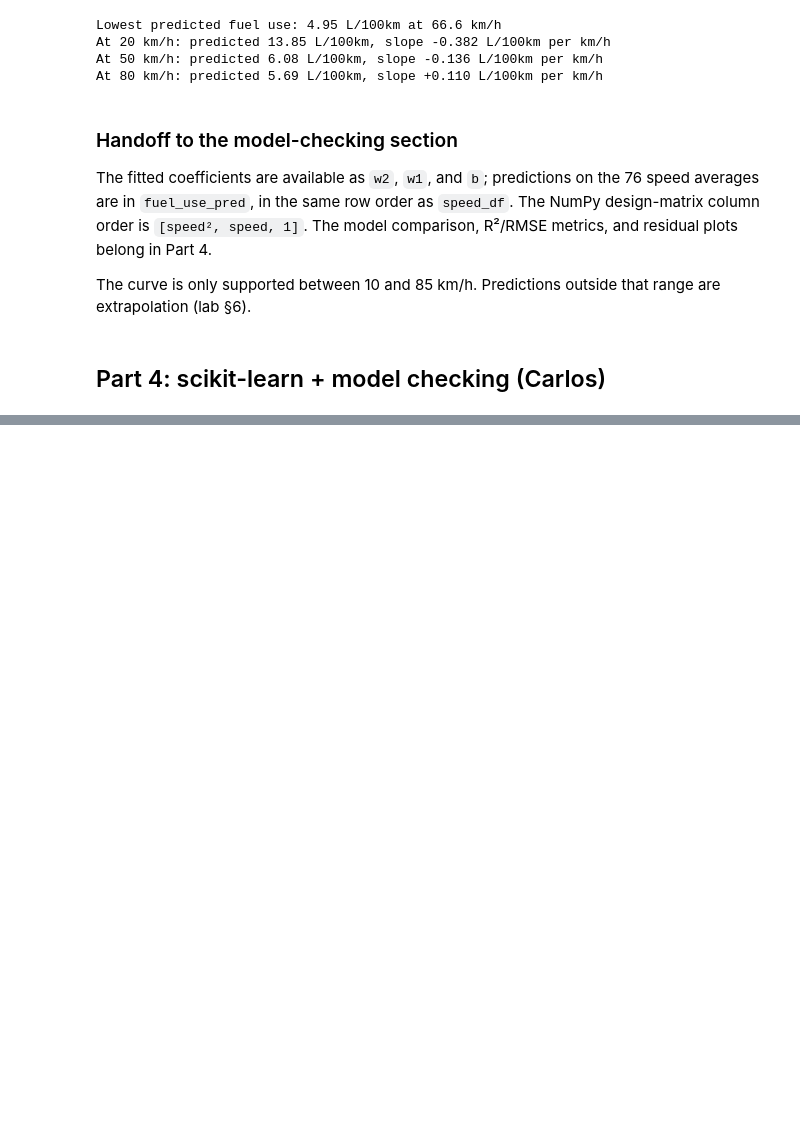
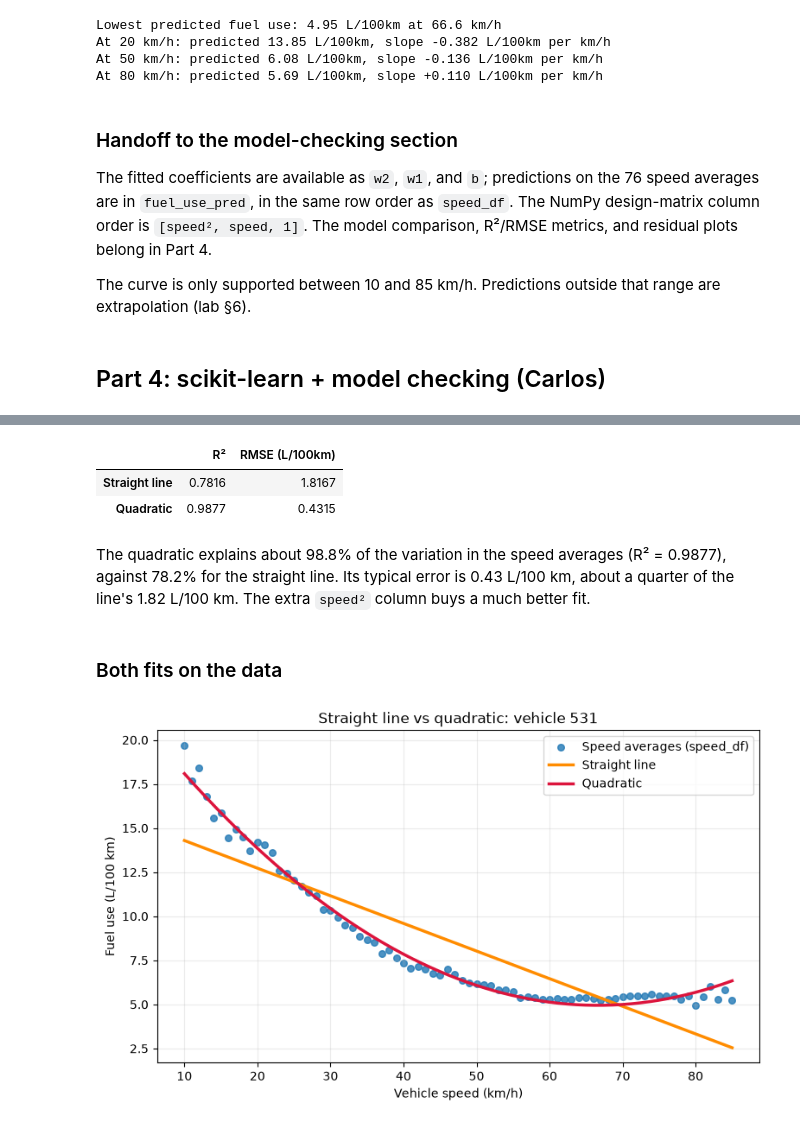
Before and after one commit to Namypark/ved-fuel-speed-linearization, a Jupyter notebook: src/main.ipynb, the cells around one changed output, grey strips where cells are left out. Saved outputs shown, nothing was run; the diff lists cells and outputs as text; code cells hidden in the pictures; blank space fills up the shorter version.

```diff
--- a/src/main.ipynb
+++ b/src/main.ipynb
@@ -542,0 +549,9 @@ The curve is only supported between 10 and 85 km/h. Predictions outside that ran
+# %%
+quad_model = LinearRegression().fit(X_sklearn_order, fuel_use)
+w1_sk, w2_sk = quad_model.coef_
+b_sk = quad_model.intercept_
+fuel_use_pred_sk = quad_model.predict(X_sklearn_order)
+
+print(f"w₂ = {w2_sk:.8f} L/100km per (km/h)²")
+print(f"w₁ = {w1_sk:.8f} L/100km per (km/h)")
+print(f"b  = {b_sk:.8f} L/100km")
@@ -542,0 +587,5 @@ The curve is only supported between 10 and 85 km/h. Predictions outside that ran
+# %%
+line_model = LinearRegression().fit(speed.reshape(-1, 1), fuel_use)
+fuel_use_pred_line = line_model.predict(speed.reshape(-1, 1))
+
+print(f"Straight line: fuel_use = {line_model.coef_[0]:.6f} · speed + {line_model.intercept_:.6f}")
@@ -542,0 +599,40 @@ The curve is only supported between 10 and 85 km/h. Predictions outside that ran
+# %%
+def rmse(y_true, y_pred):
+    return np.sqrt(mean_squared_error(y_true, y_pred))
+
+metrics_df = pd.DataFrame(
+    {
+        "R²": [r2_score(fuel_use, fuel_use_pred_line), r2_score(fuel_use, fuel_use_pred_sk)],
+        "RMSE (L/100km)": [rmse(fuel_use, fuel_use_pred_line), rmse(fuel_use, fuel_use_pred_sk)],
+    },
+    index=["Straight line", "Quadratic"],
+)
+metrics_df.round(4)
+# %% [output]
+|  | R² | RMSE (L/100km) |
+| Straight line | 0.7816 | 1.8167 |
+| Quadratic | 0.9877 | 0.4315 |
+# %% [markdown]
+The quadratic explains about 98.8% of the variation in the speed averages (R² = 0.9877), against 78.2% for the straight line. Its typical error is 0.43 L/100 km, about a quarter of the line's 1.82 L/100 km. The extra `speed²` column buys a much better fit.
+# %% [markdown]
+### Both fits on the data
+# %%
+speed_line = np.linspace(speed.min(), speed.max(), 300)
+line_curve = line_model.predict(speed_line.reshape(-1, 1))
+quad_curve = quad_model.predict(np.column_stack([speed_line, speed_line**2]))
+
+fig, ax = plt.subplots(figsize=(9, 5))
+ax.scatter(speed, fuel_use, s=30, alpha=0.8, label="Speed averages (speed_df)")
+ax.plot(speed_line, line_curve, color="darkorange", linewidth=2.5, label="Straight line")
+ax.plot(speed_line, quad_curve, color="crimson", linewidth=2.5, label="Quadratic")
+ax.set(
+    title="Straight line vs quadratic: vehicle 531",
+    xlabel="Vehicle speed (km/h)",
+    ylabel="Fuel use (L/100 km)",
+)
+ax.legend()
+ax.grid(alpha=0.25)
+fig.savefig(FIGURE_DIR / "vehicle531_model_comparison.png", dpi=160, bbox_inches="tight")
+plt.show()
+# %% [output]
+[figure, added]
```
Also changed, not shown: parts of 14 cells of this notebook.
